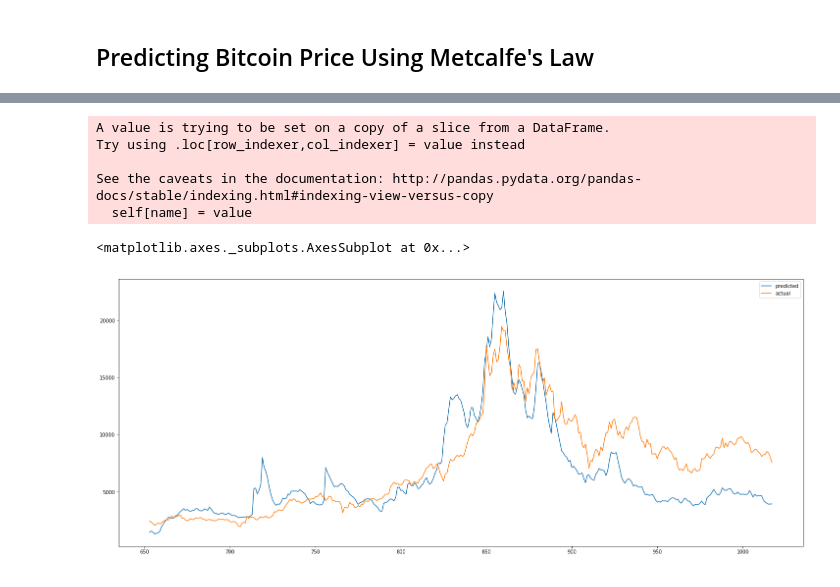
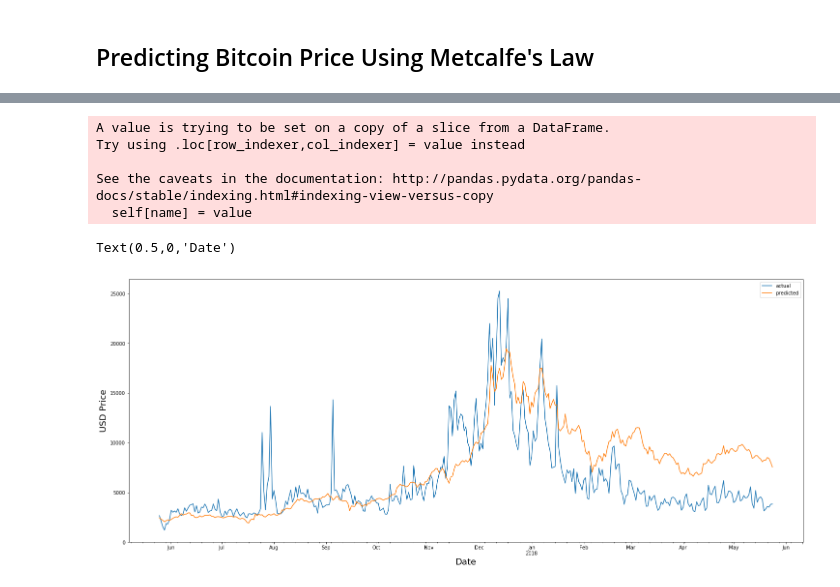
Before and after one commit to F3real/Data_Analytics_Cryptocurrencies, a Jupyter notebook: DataAnalyticsProject.ipynb, the cells around one changed output, grey strips where cells are left out. Drawn from its saved outputs; the diff is of its cells as text; code cells hidden in the pictures.

```diff
--- a/DataAnalyticsProject.ipynb
+++ b/DataAnalyticsProject.ipynb
@@ -25,7 +25,7 @@ data_dcr['date'] = pd.to_datetime(data_dcr['date']);
 data_doge = pd.read_csv('.\\data\\doge.csv', index_col=False);
 data_doge['date'] = pd.to_datetime(data_doge['date']);
 
-data_etc = pddata_btc['date'] = pd.to_datetime(data_btc['date']);.read_csv('.\\data\\etc.csv', index_col=False);
+data_etc = pd.read_csv('.\\data\\etc.csv', index_col=False);
 data_etc['date'] = pd.to_datetime(data_etc['date'])
 
 data_eth = pd.read_csv('.\\data\\eth.csv', index_col=False);
@@ -451,21 +451,3 @@ data_corr
 | VTC_price(USD) | 0.949825 | 0.826537 | 0.774478 | 0.852948 | 0.819550 | 0.881252 | ... |
 # %% [markdown]
 ## Predicting Bitcoin Price Using Metcalfe's Law
-# %%
-btc_price = merged_data[['date','BTC_price(USD)']]
-btc_volume = merged_data[['date','BTC_txVolume(USD)']]
-btc_count = merged_data[['date','BTC_txCount']]
-
-btc_price['date'] = pd.to_datetime(btc_price['date']);
-btc_volume['date'] = pd.to_datetime(btc_price['date']);
-btc_count['date'] = pd.to_datetime(btc_price['date']);
-
-btc_price.set_index(keys='date', inplace=True)
-btc_volume.set_index(keys='date', inplace=True)
-btc_count.set_index(keys='date', inplace=True)
-
-dataa = btc_price.join([btc_count, btc_volume], how='outer')
-
-dataa = dataa.interpolate()
-
-dataa = pd.ewma(dataa, span=7)
@@ -488,31 +454,31 @@ See the caveats in the documentation: http://pandas.pydata.org/pandas-docs/stabl
 # %%
-# rename columns
-#addresses = ['date', 'BTC_txCount(USD)']
-#volume = ['date', 'BTC_txVolume(USD)']
-#btc_price = ['date', 'BTC_price(USD)']
-
 
 clf = linear_model.LinearRegression(n_jobs=2)
-#train = merged_data[['BTC_txCount', 'BTC_txVolume(USD)']]
-train = dataa[['BTC_txCount', 'BTC_txVolume(USD)']]
+
+train = merged_data[['BTC_txCount', 'BTC_txVolume(USD)']]
 #Per Metcalfe's law, we will square the number of "users:"
 train.BTC_txCount = train.BTC_txCount.pow(2)
-#btc_price = merged_data[['BTC_price(USD)']]
+
 clf.fit(train, btc_price)
 linear_model.LinearRegression(copy_X=True, fit_intercept=True, n_jobs=2, normalize=False)
 
 #Now we can take a look at the results. We use the classifiers predict function to run through our test set and
 #produce expected outputs (prices). We then join this with the actual prices, rename the columns, and plot the
 #results for the past year.
 pred = pd.DataFrame(clf.predict(train), index=merged_data.index)
 compare = pred.join(merged_data['BTC_price(USD)'])
-compare.columns = ['predicted', 'actual']
-compare.tail(365).plot(figsize=(25,10))
+compare.columns = ['actual','predicted']
+compare['date'] = merged_data['date']
+compare.set_index(keys='date', inplace=True)
+#y = compare.plot(figsize=(25,10))
+y = compare.tail(365).plot(figsize=(25,10))
+y.set_ylabel("USD Price", fontsize=18)
+y.set_xlabel("Date", fontsize=18)
 # %% [output]
 A value is trying to be set on a copy of a slice from a DataFrame.
 Try using .loc[row_indexer,col_indexer] = value instead
 
 See the caveats in the documentation: http://pandas.pydata.org/pandas-docs/stable/indexing.html#indexing-view-versus-copy
   self[name] = value
-<matplotlib.axes._subplots.AxesSubplot at 0x...>
+Text(0.5,0,'Date')
-[figure, old version]
+[figure, new version]
```
Also changed, not shown: parts of 12 cells of this notebook, 1 other file.
